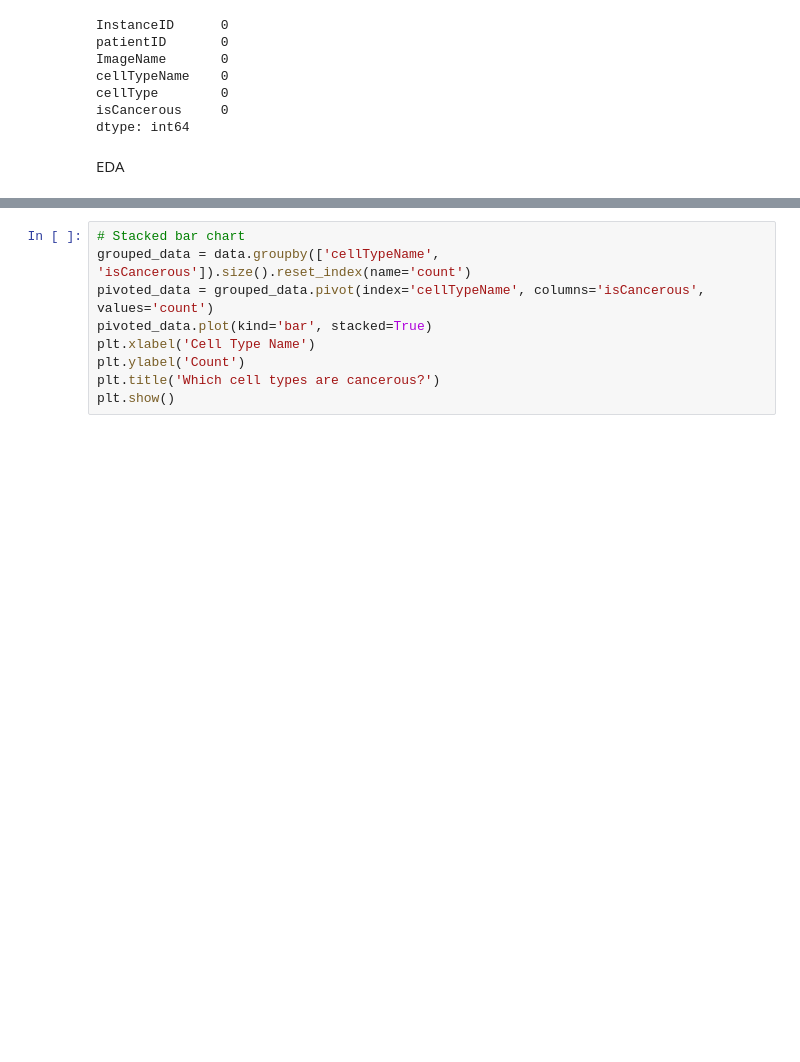
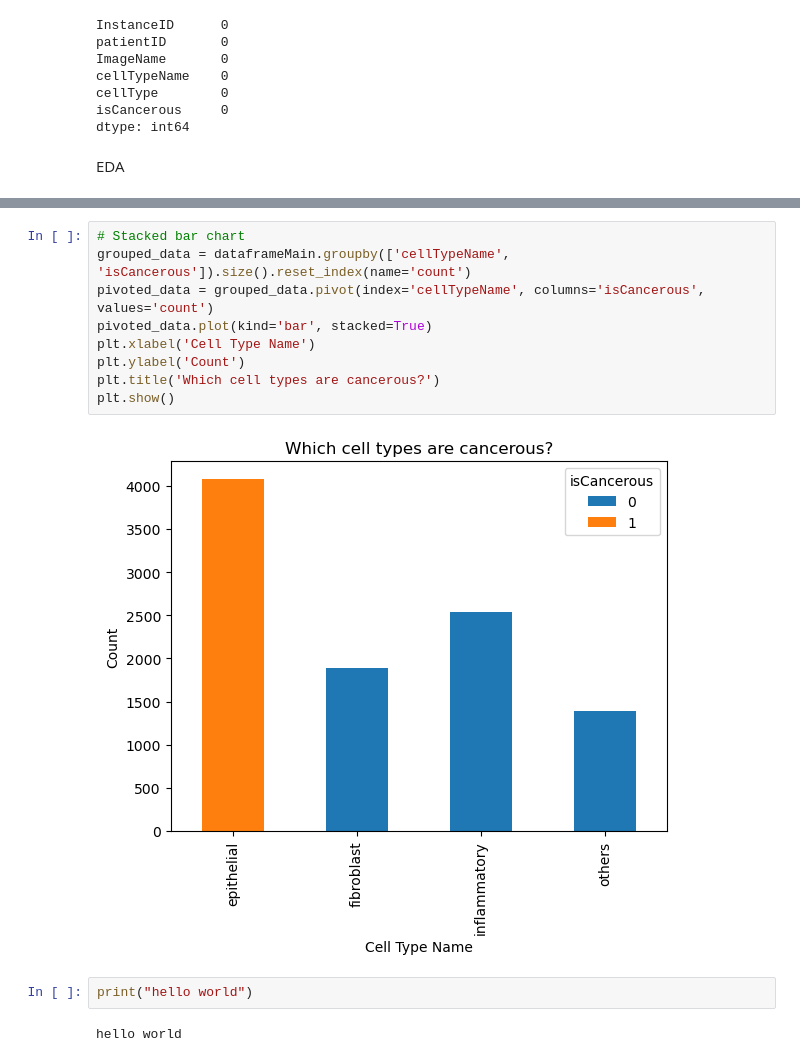
Before and after one commit to Keen2Kode/Machine-Learning, a Jupyter notebook: Machine Learning Assignment 2.ipynb, the cells around one changed output, grey strips where cells are left out. Saved outputs shown, nothing was run; the diff lists cells and outputs as text; blank space fills up the shorter version.

```diff
--- a/Machine Learning Assignment 2.ipynb
+++ b/Machine Learning Assignment 2.ipynb
@@ -101,9 +101,15 @@ plt.show()
 # %%
 # Stacked bar chart
-grouped_data = data.groupby(['cellTypeName', 'isCancerous']).size().reset_index(name='count')
+grouped_data = dataframeMain.groupby(['cellTypeName', 'isCancerous']).size().reset_index(name='count')
 pivoted_data = grouped_data.pivot(index='cellTypeName', columns='isCancerous', values='count')
 pivoted_data.plot(kind='bar', stacked=True)
 plt.xlabel('Cell Type Name')
 plt.ylabel('Count')
 plt.title('Which cell types are cancerous?')
 plt.show()
+# %% [output]
+[figure, added]
+# %%
+print("hello world")
+# %% [output]
+hello world
```
Also changed, not shown: parts of 1 cell of this notebook.
